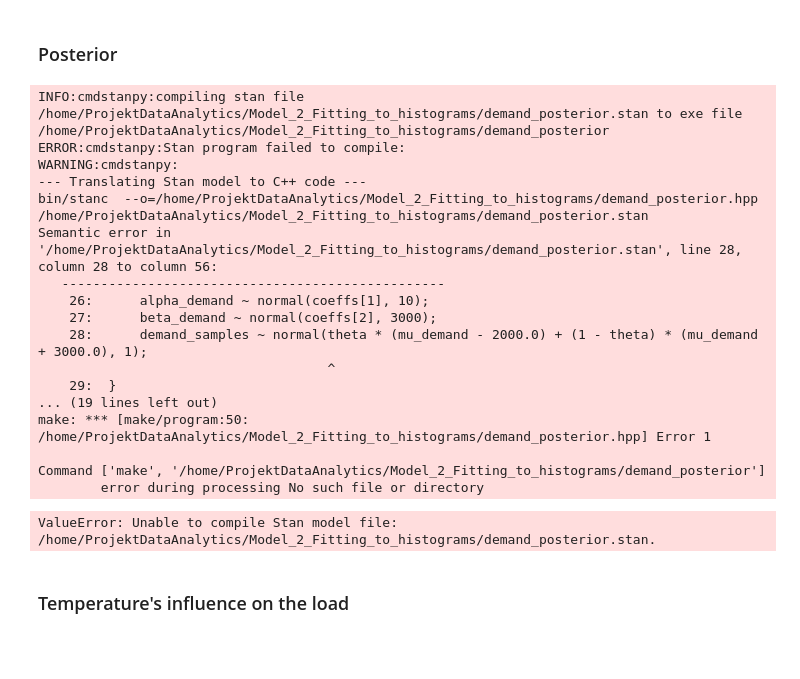
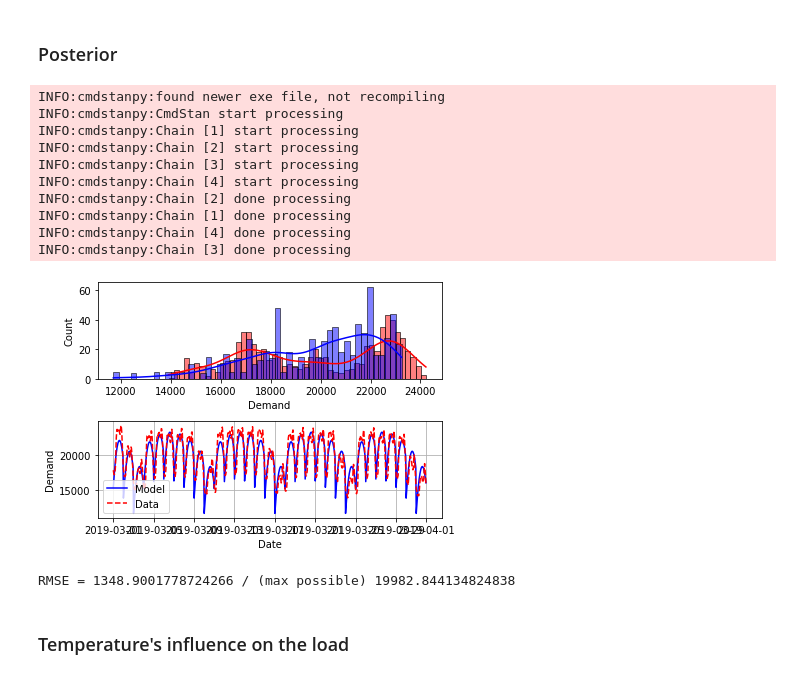
Before and after one commit to pilarskimarcin/ProjektDataAnalytics, a Jupyter notebook: Model_2_Fitting_to_histograms/model.ipynb, the cells around one changed output. Cells and saved outputs as stored; diff of their text form; code cells hidden in the pictures; blank space fills up the shorter version.

Commit message:
2nd model - nearly finished
Time for the Final Test

```diff
--- a/Model_2_Fitting_to_histograms/model.ipynb
+++ b/Model_2_Fitting_to_histograms/model.ipynb
@@ -167,45 +152,43 @@ RMSE = 1901.359095385895
 # %%
 demand_posterior=CmdStanModel(stan_file='demand_posterior.stan')
 demand_post = demand_posterior.sample(show_progress=False, data=dict(
     N=len(df_zapotrzebowanie), day_of_week=df_zapotrzebowanie["Dzień tygodnia"].values, hour=df_zapotrzebowanie["Godzina"].values,
-    coeffs_demand=coeffs_demand, demand_samples=df_zapotrzebowanie["Krajowe zapotrzebowanie na moc"].values
+    demand_samples=df_zapotrzebowanie["Krajowe zapotrzebowanie na moc"].values
     ))
-print(demand_post.summary())
+# print(demand_post.summary())
 df_demand_post = demand_post.draws_pd()
 df_demand_post_mean = df_demand_post.mean()[[f"demand[{i}]" for i in range(1, len(df_zapotrzebowanie) + 1)]]
+y_true = df_zapotrzebowanie["Krajowe zapotrzebowanie na moc"]
+
 ax = plt.subplot(2, 1, 1)
-sns.histplot(df_zapotrzebowanie["Krajowe zapotrzebowanie na moc"], kde=True, ax=ax, bins=50, color="r")
+sns.histplot(y_true, kde=True, ax=ax, bins=50, color="r")
 plt.xlabel("Demand")
 sns.histplot(df_demand_post_mean, kde=True, ax=ax, bins=50, color="b")
 plt.xlabel("Demand")
 ax = plt.subplot(2, 1, 2)
 ax.plot(df_zapotrzebowanie["Data_i_Godzina"], df_demand_post_mean, "b-",
-         df_zapotrzebowanie["Data_i_Godzina"], df_zapotrzebowanie["Krajowe zapotrzebowanie na moc"], "r--",)
+         df_zapotrzebowanie["Data_i_Godzina"], y_true, "r--",)
 plt.xlabel("Date")
 plt.ylabel("Demand")
 plt.legend(["Model", "Data"])
 plt.grid(True)
+plt.tight_layout()
 plt.show()
-print(f'RMSE = {mean_squared_error(df_zapotrzebowanie["Krajowe zapotrzebowanie na moc"].values, df_demand_post_mean.values, squared=False)}')
+print(f'RMSE = {mean_squared_error(y_true.values, df_demand_post_mean.values, squared=False)} / (max possible) '
+      f'{mean_squared_error(y_true.values, np.zeros_like(y_true.values), squared=False)}')
 # %% [output]
-INFO:cmdstanpy:compiling stan file /home/ProjektDataAnalytics/Model_2_Fitting_to_histograms/demand_posterior.stan to exe file /home/ProjektDataAnalytics/Model_2_Fitting_to_histograms/demand_posterior
-ERROR:cmdstanpy:Stan program failed to compile:
-WARNING:cmdstanpy:
---- Translating Stan model to C++ code ---
-bin/stanc  --o=/home/ProjektDataAnalytics/Model_2_Fitting_to_histograms/demand_posterior.hpp /home/ProjektDataAnalytics/Model_2_Fitting_to_histograms/demand_posterior.stan
-Semantic error in '/home/ProjektDataAnalytics/Model_2_Fitting_to_histograms/demand_posterior.stan', line 28, column 28 to column 56:
-   -------------------------------------------------
-    26:      alpha_demand ~ normal(coeffs[1], 10);
-    27:      beta_demand ~ normal(coeffs[2], 3000);
-    28:      demand_samples ~ normal(theta * (mu_demand - 2000.0) + (1 - theta) * (mu_demand + 3000.0), 1);
-                                     ^
-    29:  }
-... (19 lines left out)
-make: *** [make/program:50: /home/ProjektDataAnalytics/Model_2_Fitting_to_histograms/demand_posterior.hpp] Error 1
-
-Command ['make', '/home/ProjektDataAnalytics/Model_2_Fitting_to_histograms/demand_posterior']
-        error during processing No such file or directory
+INFO:cmdstanpy:found newer exe file, not recompiling
+INFO:cmdstanpy:CmdStan start processing
+INFO:cmdstanpy:Chain [1] start processing
+INFO:cmdstanpy:Chain [2] start processing
+INFO:cmdstanpy:Chain [3] start processing
+INFO:cmdstanpy:Chain [4] start processing
+INFO:cmdstanpy:Chain [2] done processing
+INFO:cmdstanpy:Chain [1] done processing
+INFO:cmdstanpy:Chain [4] done processing
+INFO:cmdstanpy:Chain [3] done processing
+[figure, added]
-ValueError: Unable to compile Stan model file: /home/ProjektDataAnalytics/Model_2_Fitting_to_histograms/demand_posterior.stan.
+RMSE = 1348.9001778724266 / (max possible) 19982.844134824838
 # %% [markdown]
 ### Temperature's influence on the load
 # %%
```
Also changed, not shown: parts of 43 cells of this notebook, 18 other files.
